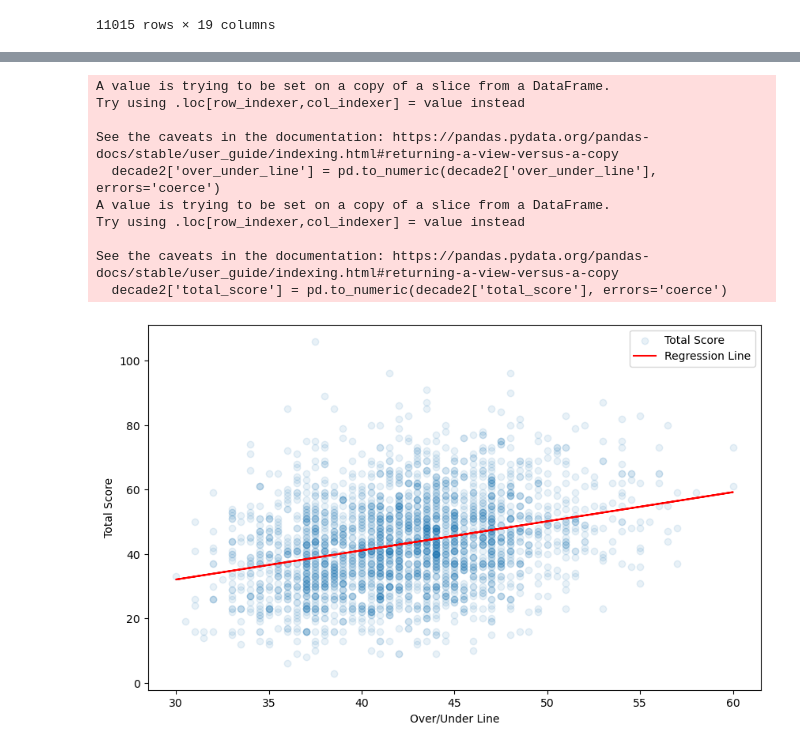
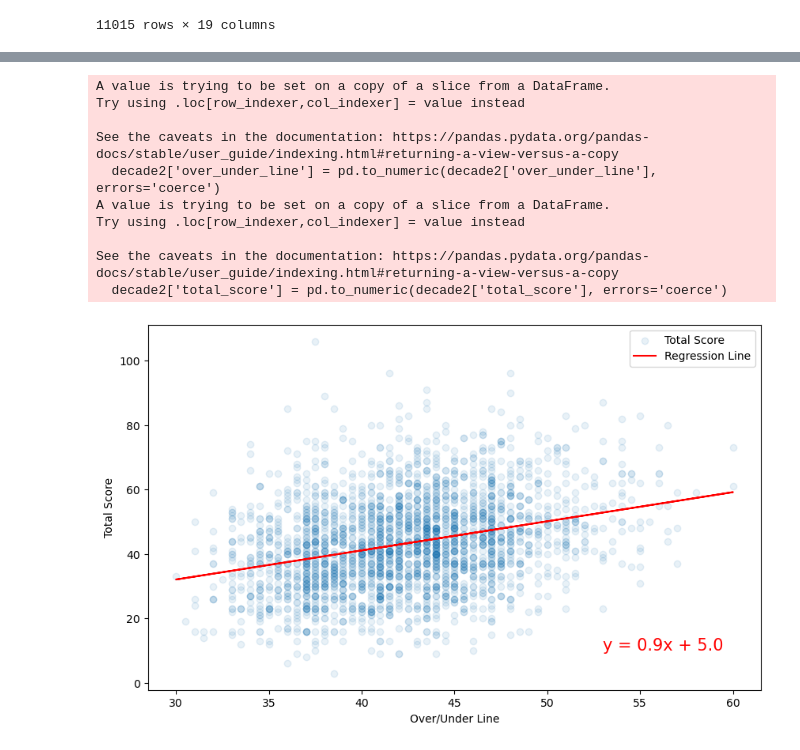
Before and after one commit to davisdw/Project_1_Group_5, a Jupyter notebook: Analysis.ipynb, the cells around one changed output, grey strips where cells are left out. Saved outputs shown, nothing was run; the diff lists cells and outputs as text; code cells hidden in the pictures.

```diff
--- a/Analysis.ipynb
+++ b/Analysis.ipynb
@@ -198,25 +198,25 @@ See the caveats in the documentation: https://pandas.pydata.org/pandas-docs/stab
 # %%
 decade2['over_under_line'] = pd.to_numeric(decade2['over_under_line'], errors='coerce')
 decade2['total_score'] = pd.to_numeric(decade2['total_score'], errors='coerce')
 
 # Your x and y values
 
 x_values = decade2['over_under_line']
 y_values = decade2['total_score']
 
-plot_linear_regression(x_values, y_values, 'Total Score', (25, 40))
+plot_linear_regression(x_values, y_values, 'Total Score', (53, 10))
 # %% [output]
 A value is trying to be set on a copy of a slice from a DataFrame.
 Try using .loc[row_indexer,col_indexer] = value instead
 
 See the caveats in the documentation: https://pandas.pydata.org/pandas-docs/stable/user_guide/indexing.html#returning-a-view-versus-a-copy
   decade2['over_under_line'] = pd.to_numeric(decade2['over_under_line'], errors='coerce')
 A value is trying to be set on a copy of a slice from a DataFrame.
 Try using .loc[row_indexer,col_indexer] = value instead
 
 See the caveats in the documentation: https://pandas.pydata.org/pandas-docs/stable/user_guide/indexing.html#returning-a-view-versus-a-copy
   decade2['total_score'] = pd.to_numeric(decade2['total_score'], errors='coerce')
-[figure, old version]
+[figure, new version]
 # %%
 decade3['over_under_line'] = pd.to_numeric(decade3['over_under_line'], errors='coerce')
 decade3['total_score'] = pd.to_numeric(decade3['total_score'], errors='coerce')
```
Also changed, not shown: parts of 11 cells of this notebook.
